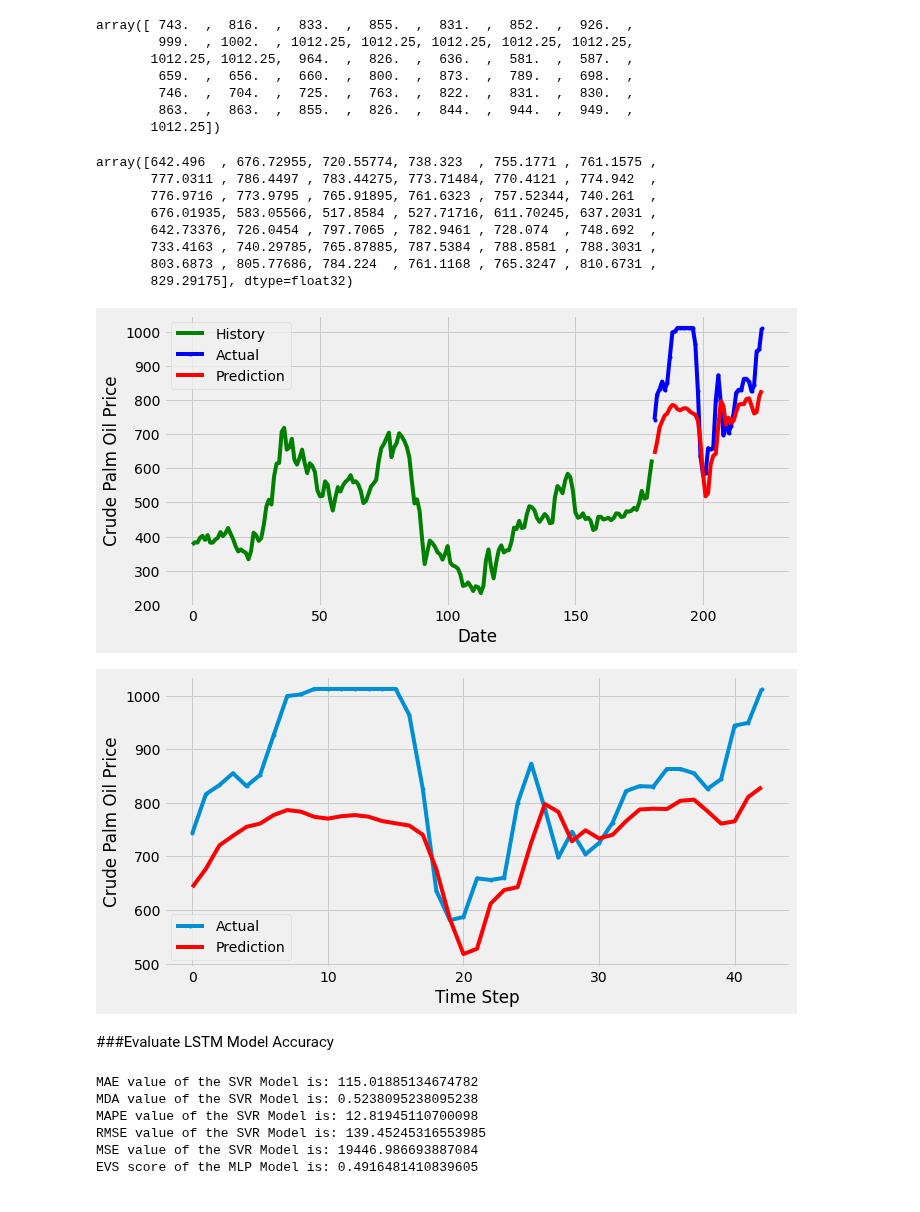
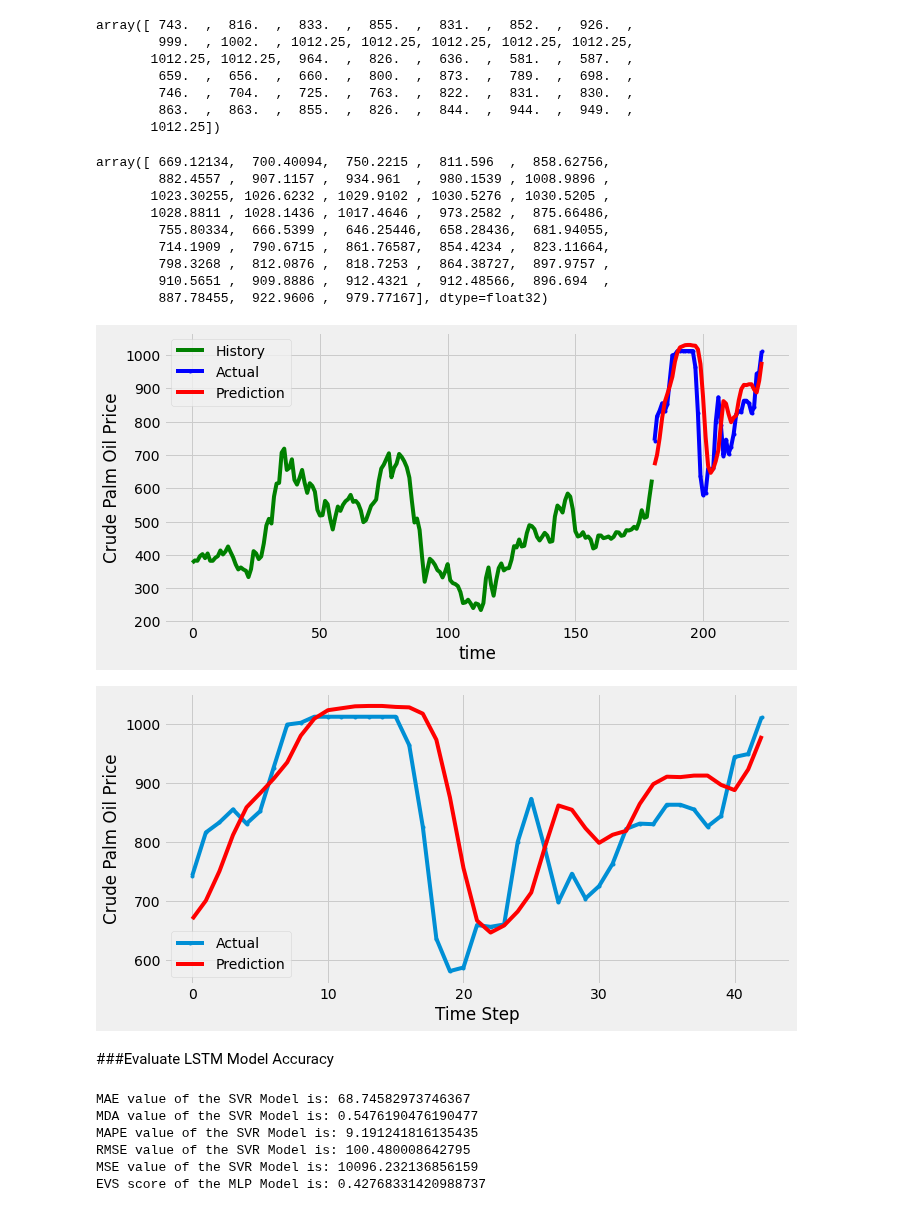
Before and after one commit to mofuoku417/Machine-Learning-Techniques-for-Multivariate-Time-Series-Forecasting-of-Crude-Palm-Oil-Prices, a Jupyter notebook: MV_LSTM.ipynb, the cells around one changed output. Cells and saved outputs as stored; diff of their text form; code cells hidden in the pictures.

```diff
--- a/MV_LSTM.ipynb
+++ b/MV_LSTM.ipynb
@@ -173,7 +174,8 @@ train.head()
 # %% [markdown]
 ###Rescale train dataset
 # %%
-f_transformer = RobustScaler()
+#f_transformer = RobustScaler()
+f_transformer = MinMaxScaler()
 feature_columns = ['cno_pri', 'rps_pri', 'pno_pri', 'sbo_pri', 'wti_spri']
 f_transformer = f_transformer.fit(train[feature_columns].to_numpy())
 train.loc[:, feature_columns] = f_transformer.transform(train[feature_columns].to_numpy())
@@ -189,5 +191,5 @@ train.head()
 # %%
-cpo_pri_transformer = RobustScaler()
+cpo_pri_transformer = MinMaxScaler()
 cpo_pri_transformer = cpo_pri_transformer.fit(train[['cpo_pri']])
 train['cpo_pri'] = cpo_pri_transformer.transform(train[['cpo_pri']])
 train['cpo_pri'].head()
@@ -254,3 +254,3 @@ lstm_model.compile(loss='mse', optimizer='adam')
 # %%
-history = lstm_model.fit(X_train, y_train, epochs=100, batch_size=32, validation_split=0.1,shuffle=False)
+lstm_history = lstm_model.fit(X_train, y_train,epochs=50,batch_size=32,validation_split=0.1,shuffle=False)
 # %% [output]
@@ -391,24 +403,25 @@ array([ 743.  ,  816.  ,  833.  ,  855.  ,  831.  ,  852.  ,  926.  ,
 y_pred_inv = y_pred_inv.flatten()
 y_pred_inv
 # %% [output]
-array([642.496  , 676.72955, 720.55774, 738.323  , 755.1771 , 761.1575 ,
-       777.0311 , 786.4497 , 783.44275, 773.71484, 770.4121 , 774.942  ,
-       776.9716 , 773.9795 , 765.91895, 761.6323 , 757.52344, 740.261  ,
-       676.01935, 583.05566, 517.8584 , 527.71716, 611.70245, 637.2031 ,
-       642.73376, 726.0454 , 797.7065 , 782.9461 , 728.074  , 748.692  ,
-       733.4163 , 740.29785, 765.87885, 787.5384 , 788.8581 , 788.3031 ,
-       803.6873 , 805.77686, 784.224  , 761.1168 , 765.3247 , 810.6731 ,
-       829.29175], dtype=float32)
+array([ 669.12134,  700.40094,  750.2215 ,  811.596  ,  858.62756,
+        882.4557 ,  907.1157 ,  934.961  ,  980.1539 , 1008.9896 ,
+       1023.30255, 1026.6232 , 1029.9102 , 1030.5276 , 1030.5205 ,
+       1028.8811 , 1028.1436 , 1017.4646 ,  973.2582 ,  875.66486,
+        755.80334,  666.5399 ,  646.25446,  658.28436,  681.94055,
+        714.1909 ,  790.6715 ,  861.76587,  854.4234 ,  823.11664,
+        798.3268 ,  812.0876 ,  818.7253 ,  864.38727,  897.9757 ,
+        910.5651 ,  909.8886 ,  912.4321 ,  912.48566,  896.694  ,
+        887.78455,  922.9606 ,  979.77167], dtype=float32)
 # %%
 plt.plot(np.arange(0, len(y_train)), y_train_inv, color='green', label="History")
 plt.plot(np.arange(len(y_train), len(y_train) + len(y_test)), y_test_inv, color='blue', marker='.', label="Actual")
 plt.plot(np.arange(len(y_train), len(y_train) + len(y_test)), y_pred_inv, color='red', label="Prediction")
 plt.ylabel('Crude Palm Oil Price')
-plt.xlabel('Date')
+plt.xlabel('time')
 plt.legend()
 plt.show();
 # %% [output]
-[figure, old version]
+[figure, new version]
 # %%
 plt.plot(y_test_inv, marker='.', label="Actual")
 plt.plot(y_pred_inv, color='red', label="Prediction")
@@ -417,7 +430,7 @@ plt.xlabel('Time Step')
 plt.legend()
 plt.show();
 # %% [output]
-[figure, old version]
+[figure, new version]
 # %% [markdown]
 ###Evaluate LSTM Model Accuracy
 # %%
@@ -439,11 +452,11 @@ print('MSE value of the SVR Model is:', MSE_lstm)
 EVS_lstm = explained_variance_score(y_test_inv, y_pred_inv)
 print('EVS score of the MLP Model is:', EVS_lstm)
 # %% [output]
-MAE value of the SVR Model is: 115.01885134674782
-MDA value of the SVR Model is: 0.5238095238095238
-MAPE value of the SVR Model is: 12.81945110700098
-RMSE value of the SVR Model is: 139.45245316553985
-MSE value of the SVR Model is: 19446.986693887084
-EVS score of the MLP Model is: 0.4916481410839605
+MAE value of the SVR Model is: 68.74582973746367
+MDA value of the SVR Model is: 0.5476190476190477
+MAPE value of the SVR Model is: 9.191241816135435
+RMSE value of the SVR Model is: 100.480008642795
+MSE value of the SVR Model is: 10096.232136856159
+EVS score of the MLP Model is: 0.42768331420988737
 # %%
 ...updating
```
Also changed, not shown: parts of 12 cells of this notebook.
